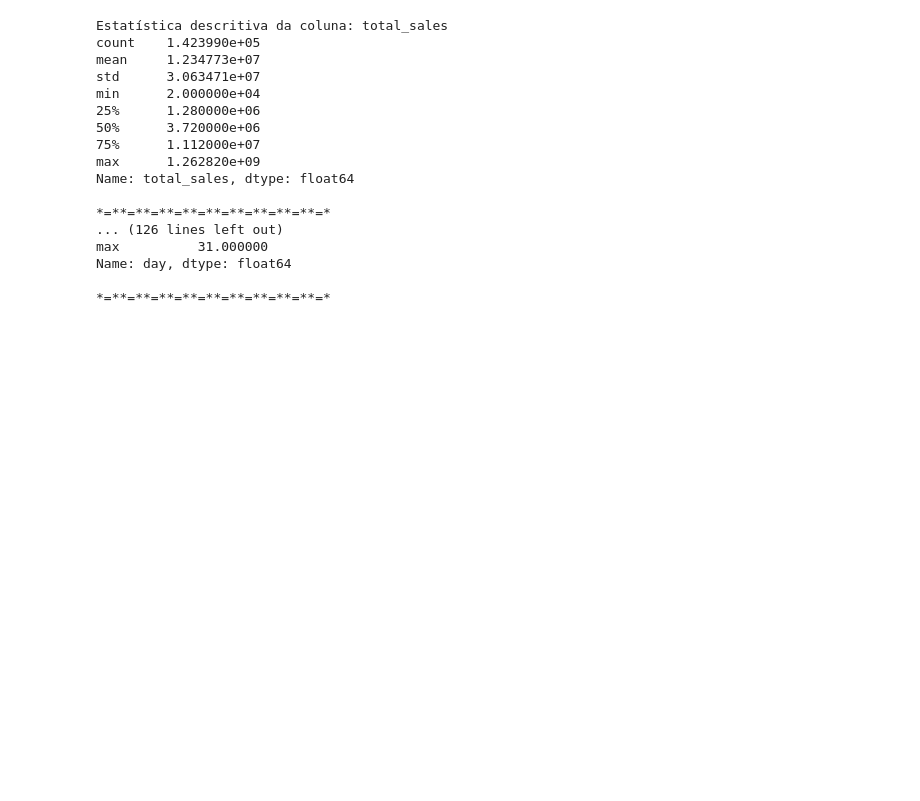
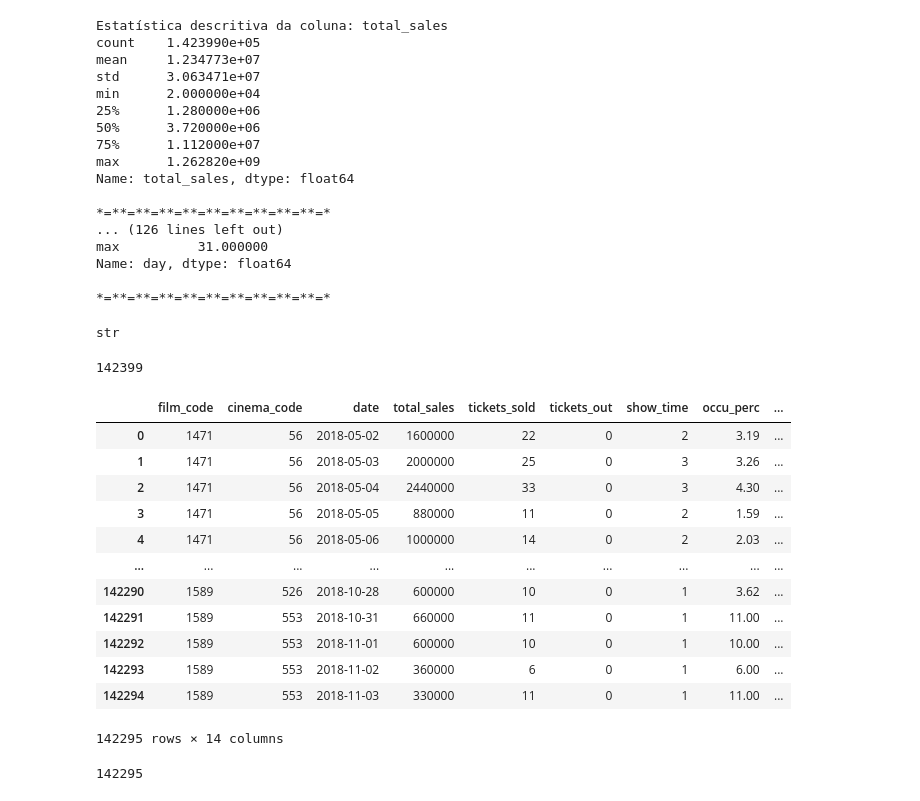
Before and after one commit to andrefeitosa9/modulo-estatisticaI-santandercoders, a Jupyter notebook: notebook1.ipynb, the cells around one changed output. Saved outputs shown, nothing was run; the diff lists cells and outputs as text; code cells hidden in the pictures; blank space fills up the shorter version.

```diff
--- a/notebook1.ipynb
+++ b/notebook1.ipynb
@@ -211,3 +211,7 @@ max          31.000000
 Name: day, dtype: float64
 
 *=**=**=**=**=**=**=**=**=**=*
+# %%
+type(df['date'].iloc[1])
+# %% [output]
+str
@@ -213,0 +220,26 @@ Name: day, dtype: float64
+# %%
+len(df)
+# %% [output]
+142399
+# %%
+df_agrupado = df.groupby(by=['film_code', 'cinema_code', 'date']).sum().reset_index()
+
+df_agrupado
+# %% [output]
+|  | film_code | cinema_code | date | total_sales | tickets_sold | tickets_out | show_time | occu_perc | ... |
+| 0 | 1471 | 56 | 2018-05-02 | 1600000 | 22 | 0 | 2 | 3.19 | ... |
+| 1 | 1471 | 56 | 2018-05-03 | 2000000 | 25 | 0 | 3 | 3.26 | ... |
+| 2 | 1471 | 56 | 2018-05-04 | 2440000 | 33 | 0 | 3 | 4.30 | ... |
+| 3 | 1471 | 56 | 2018-05-05 | 880000 | 11 | 0 | 2 | 1.59 | ... |
+| 4 | 1471 | 56 | 2018-05-06 | 1000000 | 14 | 0 | 2 | 2.03 | ... |
+| ... | ... | ... | ... | ... | ... | ... | ... | ... | ... |
+| 142290 | 1589 | 526 | 2018-10-28 | 600000 | 10 | 0 | 1 | 3.62 | ... |
+| 142291 | 1589 | 553 | 2018-10-31 | 660000 | 11 | 0 | 1 | 11.00 | ... |
+| 142292 | 1589 | 553 | 2018-11-01 | 600000 | 10 | 0 | 1 | 10.00 | ... |
+| 142293 | 1589 | 553 | 2018-11-02 | 360000 | 6 | 0 | 1 | 6.00 | ... |
+| 142294 | 1589 | 553 | 2018-11-03 | 330000 | 11 | 0 | 1 | 11.00 | ... |
+142295 rows × 14 columns
+# %%
+len(df_agrupado)
+# %% [output]
+142295
```
Also changed, not shown: parts of 6 cells of this notebook.
